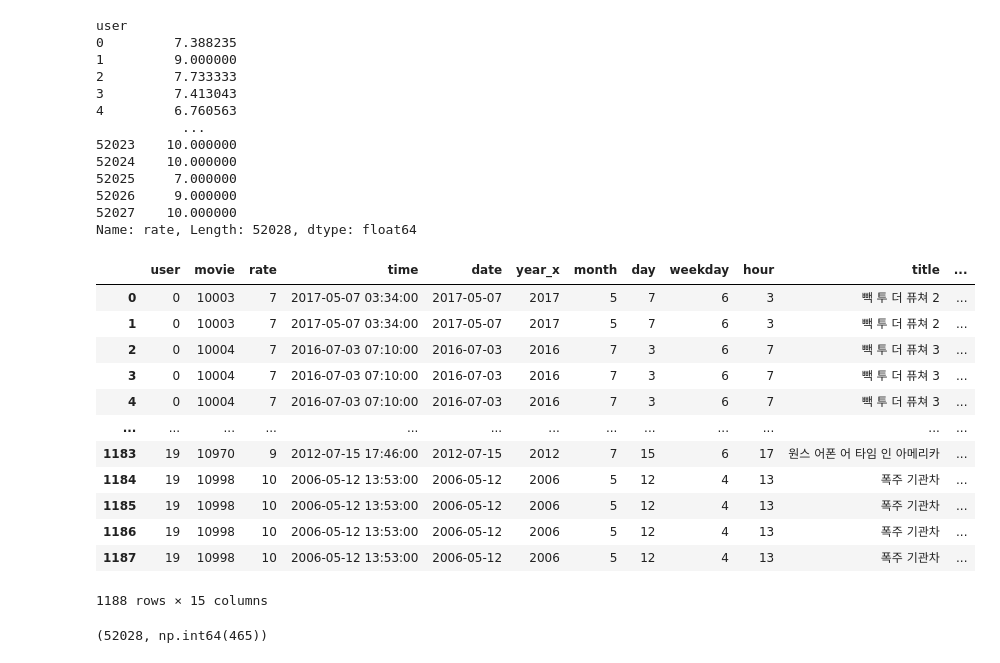
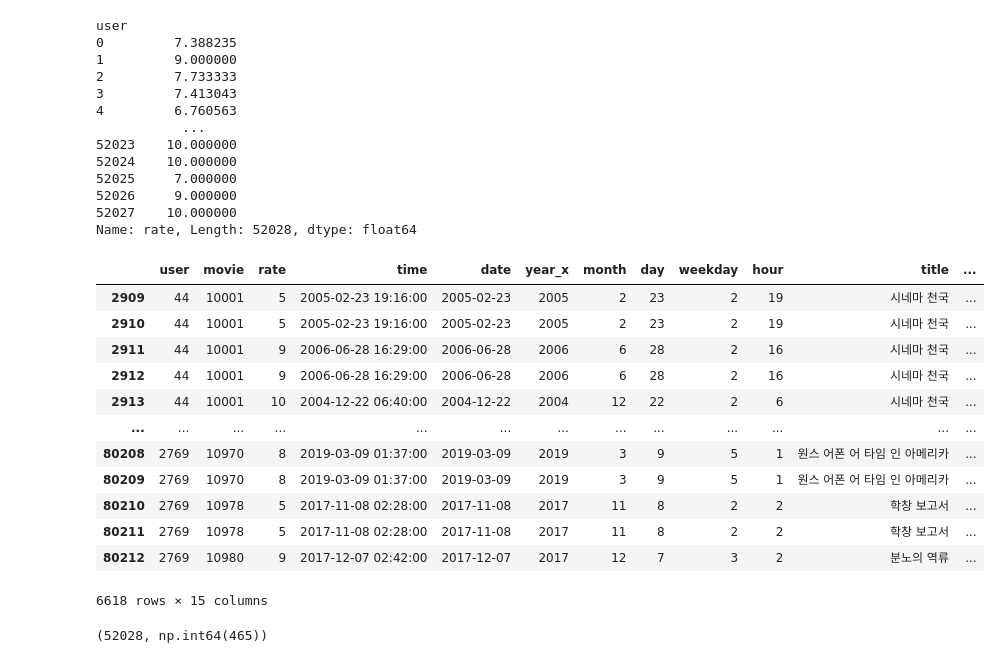
Before and after one commit to seokulee/codyssey, a Jupyter notebook: course02/question05.ipynb, the cells around one changed output. Cells and saved outputs as stored; diff of their text form; code cells hidden in the pictures.

```diff
--- a/course02/question05.ipynb
+++ b/course02/question05.ipynb
@@ -99,28 +99,28 @@ Name: rate, Length: 52028, dtype: float64
 # %%
 df_merged = pd.merge(rates, movies, on='movie')
 df_merged = pd.merge(df_merged, genres, on='movie')
 
-# user_counts = rates['user'].value_counts()
-# top_users = user_counts.head(10).index  # 평점을 많이 남긴 top10
-top_users = rates.groupby('user')['rate'].count().head(20).index
+user_counts = rates['user'].value_counts()
+top_users = user_counts.head(10).index  # 평점을 많이 남긴 top10
+# top_users = rates.groupby('user')['rate'].count().head(20).index
 # 위 10명만 필터링
 df_top10 = df_merged[df_merged['user'].isin(top_users)]
 
 df_top10
 # %% [output]
 |  | user | movie | rate | time | date | year_x | month | day | weekday | hour | title | ... |
-| 0 | 0 | 10003 | 7 | 2017-05-07 03:34:00 | 2017-05-07 | 2017 | 5 | 7 | 6 | 3 | 빽 투 더 퓨쳐 2 | ... |
-| 1 | 0 | 10003 | 7 | 2017-05-07 03:34:00 | 2017-05-07 | 2017 | 5 | 7 | 6 | 3 | 빽 투 더 퓨쳐 2 | ... |
-| 2 | 0 | 10004 | 7 | 2016-07-03 07:10:00 | 2016-07-03 | 2016 | 7 | 3 | 6 | 7 | 빽 투 더 퓨쳐 3 | ... |
-| 3 | 0 | 10004 | 7 | 2016-07-03 07:10:00 | 2016-07-03 | 2016 | 7 | 3 | 6 | 7 | 빽 투 더 퓨쳐 3 | ... |
-| 4 | 0 | 10004 | 7 | 2016-07-03 07:10:00 | 2016-07-03 | 2016 | 7 | 3 | 6 | 7 | 빽 투 더 퓨쳐 3 | ... |
+| 2909 | 44 | 10001 | 5 | 2005-02-23 19:16:00 | 2005-02-23 | 2005 | 2 | 23 | 2 | 19 | 시네마 천국 | ... |
+| 2910 | 44 | 10001 | 5 | 2005-02-23 19:16:00 | 2005-02-23 | 2005 | 2 | 23 | 2 | 19 | 시네마 천국 | ... |
+| 2911 | 44 | 10001 | 9 | 2006-06-28 16:29:00 | 2006-06-28 | 2006 | 6 | 28 | 2 | 16 | 시네마 천국 | ... |
+| 2912 | 44 | 10001 | 9 | 2006-06-28 16:29:00 | 2006-06-28 | 2006 | 6 | 28 | 2 | 16 | 시네마 천국 | ... |
+| 2913 | 44 | 10001 | 10 | 2004-12-22 06:40:00 | 2004-12-22 | 2004 | 12 | 22 | 2 | 6 | 시네마 천국 | ... |
 | ... | ... | ... | ... | ... | ... | ... | ... | ... | ... | ... | ... | ... |
-| 1183 | 19 | 10970 | 9 | 2012-07-15 17:46:00 | 2012-07-15 | 2012 | 7 | 15 | 6 | 17 | 원스 어폰 어 타임 인 아메리카 | ... |
-| 1184 | 19 | 10998 | 10 | 2006-05-12 13:53:00 | 2006-05-12 | 2006 | 5 | 12 | 4 | 13 | 폭주 기관차 | ... |
-| 1185 | 19 | 10998 | 10 | 2006-05-12 13:53:00 | 2006-05-12 | 2006 | 5 | 12 | 4 | 13 | 폭주 기관차 | ... |
-| 1186 | 19 | 10998 | 10 | 2006-05-12 13:53:00 | 2006-05-12 | 2006 | 5 | 12 | 4 | 13 | 폭주 기관차 | ... |
-| 1187 | 19 | 10998 | 10 | 2006-05-12 13:53:00 | 2006-05-12 | 2006 | 5 | 12 | 4 | 13 | 폭주 기관차 | ... |
+| 80208 | 2769 | 10970 | 8 | 2019-03-09 01:37:00 | 2019-03-09 | 2019 | 3 | 9 | 5 | 1 | 원스 어폰 어 타임 인 아메리카 | ... |
+| 80209 | 2769 | 10970 | 8 | 2019-03-09 01:37:00 | 2019-03-09 | 2019 | 3 | 9 | 5 | 1 | 원스 어폰 어 타임 인 아메리카 | ... |
+| 80210 | 2769 | 10978 | 5 | 2017-11-08 02:28:00 | 2017-11-08 | 2017 | 11 | 8 | 2 | 2 | 학창 보고서 | ... |
+| 80211 | 2769 | 10978 | 5 | 2017-11-08 02:28:00 | 2017-11-08 | 2017 | 11 | 8 | 2 | 2 | 학창 보고서 | ... |
+| 80212 | 2769 | 10980 | 9 | 2017-12-07 02:42:00 | 2017-12-07 | 2017 | 12 | 7 | 3 | 2 | 분노의 역류 | ... |
-1188 rows × 15 columns
+6618 rows × 15 columns
 # %%
 user_counts.size, user_counts.idxmax()
 # %% [output]
```
Also changed, not shown: parts of 2 cells of this notebook.
